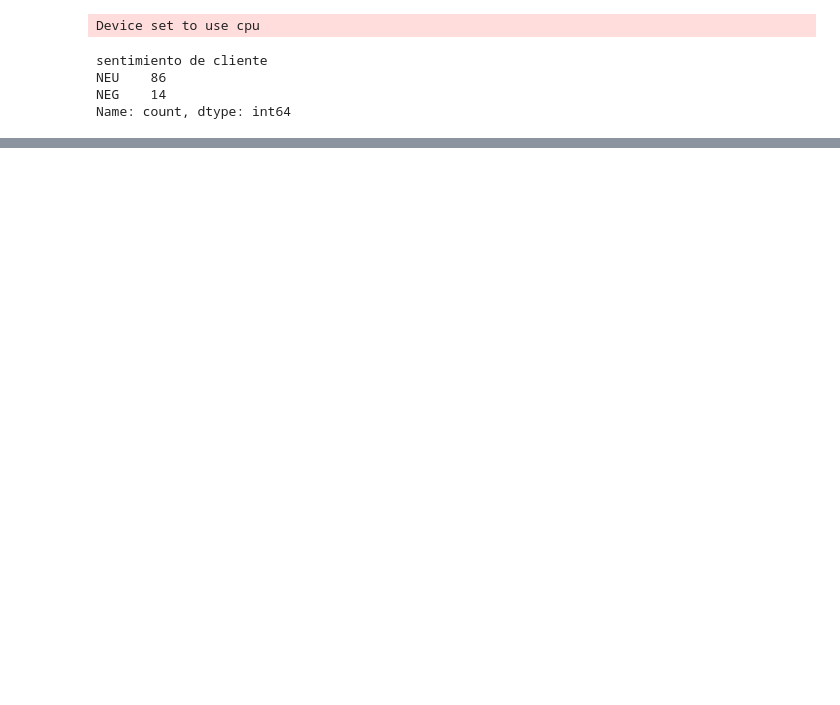
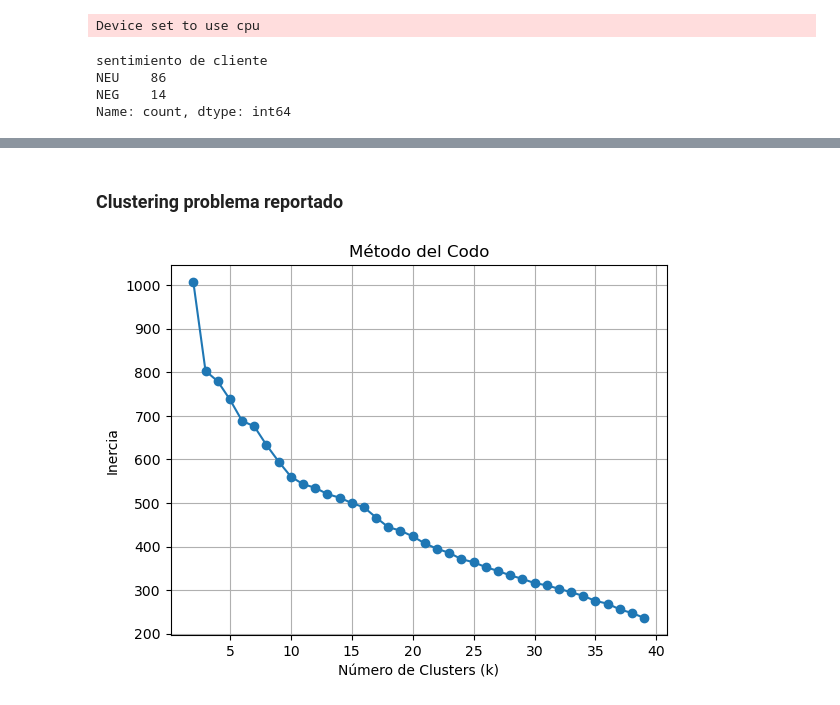
Before and after one commit to vecoLazarte/entel_ia_translator, a Jupyter notebook: code_gen.ipynb, the cells around one changed output, grey strips where cells are left out. Cells and saved outputs as stored; diff of their text form; code cells hidden in the pictures; blank space fills up the shorter version.

```diff
--- a/code_gen.ipynb
+++ b/code_gen.ipynb
@@ -114,0 +284,2 @@ Name: count, dtype: int64
+# %%
+df['label cluster motivo de contacto'] = np.nan
@@ -114,0 +312,28 @@ Name: count, dtype: int64
+# %%
+labels = list(set(cluster_labels.values()))
+embeddings = model.encode(labels, convert_to_tensor=True)
+
+label_mapping = {label: label for label in labels}
+threshold = 0.70
+
+for i in range(len(labels)):
+    for j in range(i + 1, len(labels)):
+        label_i = label_mapping[labels[i]]
+        label_j = label_mapping[labels[j]]
+
+        if label_i == label_j:
+            continue
+
+        emb_i = model.encode(label_i, convert_to_tensor=True)
+        emb_j = model.encode(label_j, convert_to_tensor=True)
+        similarity = util.cos_sim(emb_i, emb_j).item()
+
+        print(f'{label_i} vs {label_j} ----> {similarity}')
+
+        if similarity > threshold:
+            print('Fusionando')
+            label_to_use = min(label_i, label_j, key=len)
+            label_to_replace = label_j if label_to_use == label_i else label_i
+            for k in label_mapping:
+                if label_mapping[k] == label_to_replace:
+                    label_mapping[k] = label_to_use
@@ -114,0 +379,19 @@ Name: count, dtype: int64
+# %% [markdown]
+### Clustering problema reportado
+# %%
+inertias = []
+k_values = range(2, 40)
+
+for k in k_values:
+    kmeans = KMeans(n_clusters=k, random_state=42)
+    kmeans.fit(vectores_problemas)
+    inertias.append(kmeans.inertia_)
+
+plt.plot(k_values, inertias, marker='o')
+plt.xlabel('Número de Clusters (k)')
+plt.ylabel('Inercia')
+plt.title('Método del Codo')
+plt.grid(True)
+plt.show()
+# %% [output]
+[figure, added]
```
Also changed, not shown: parts of 55 cells of this notebook, 4 other files.
